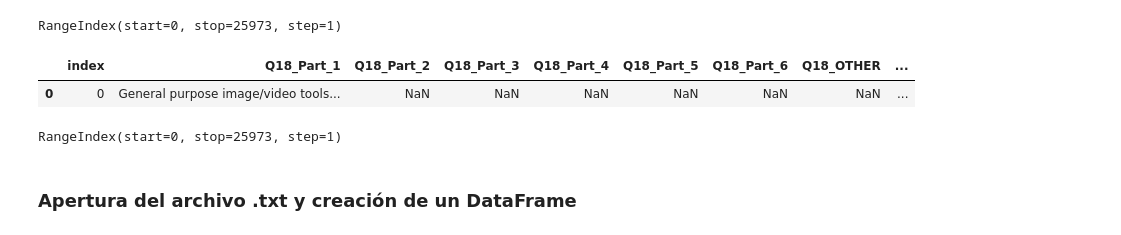
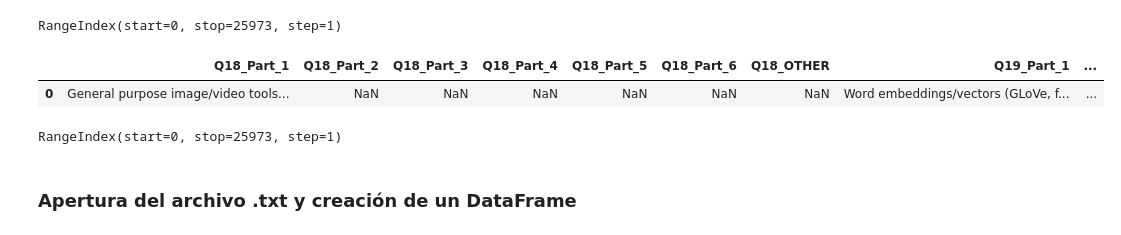
Before and after one commit to MonicaSL110/proyecto-transformacion-digital, a Jupyter notebook: exploracion_datos.ipynb, the cells around one changed output. Drawn from its saved outputs; the diff is of its cells as text; code cells hidden in the pictures.

```diff
--- a/exploracion_datos.ipynb
+++ b/exploracion_datos.ipynb
@@ -18,12 +18,12 @@ data_csv1.index
 # %% [output]
 RangeIndex(start=0, stop=25973, step=1)
 # %%
-data_csv2 = pd.read_csv("datos/data_remaning_kaggle.csv",index_col=0).reset_index(drop=True)
-
+data_csv2 = pd.read_csv('datos/data_remaning_kaggle.csv', index_col = 0).reset_index(drop = True)
+data_csv2.drop(['index'], axis = 1, inplace = True)
 data_csv2.head(1)
 # %% [output]
-|  | index | Q18_Part_1 | Q18_Part_2 | Q18_Part_3 | Q18_Part_4 | Q18_Part_5 | Q18_Part_6 | Q18_OTHER | ... |
-| 0 | 0 | General purpose image/video tools... | NaN | NaN | NaN | NaN | NaN | NaN | ... |
+|  | Q18_Part_1 | Q18_Part_2 | Q18_Part_3 | Q18_Part_4 | Q18_Part_5 | Q18_Part_6 | Q18_OTHER | Q19_Part_1 | ... |
+| 0 | General purpose image/video tools... | NaN | NaN | NaN | NaN | NaN | NaN | Word embeddings/vectors (GLoVe, f... | ... |
 # %%
 data_csv2.index
 # %% [output]
```
Also changed, not shown: parts of 7 cells of this notebook.
